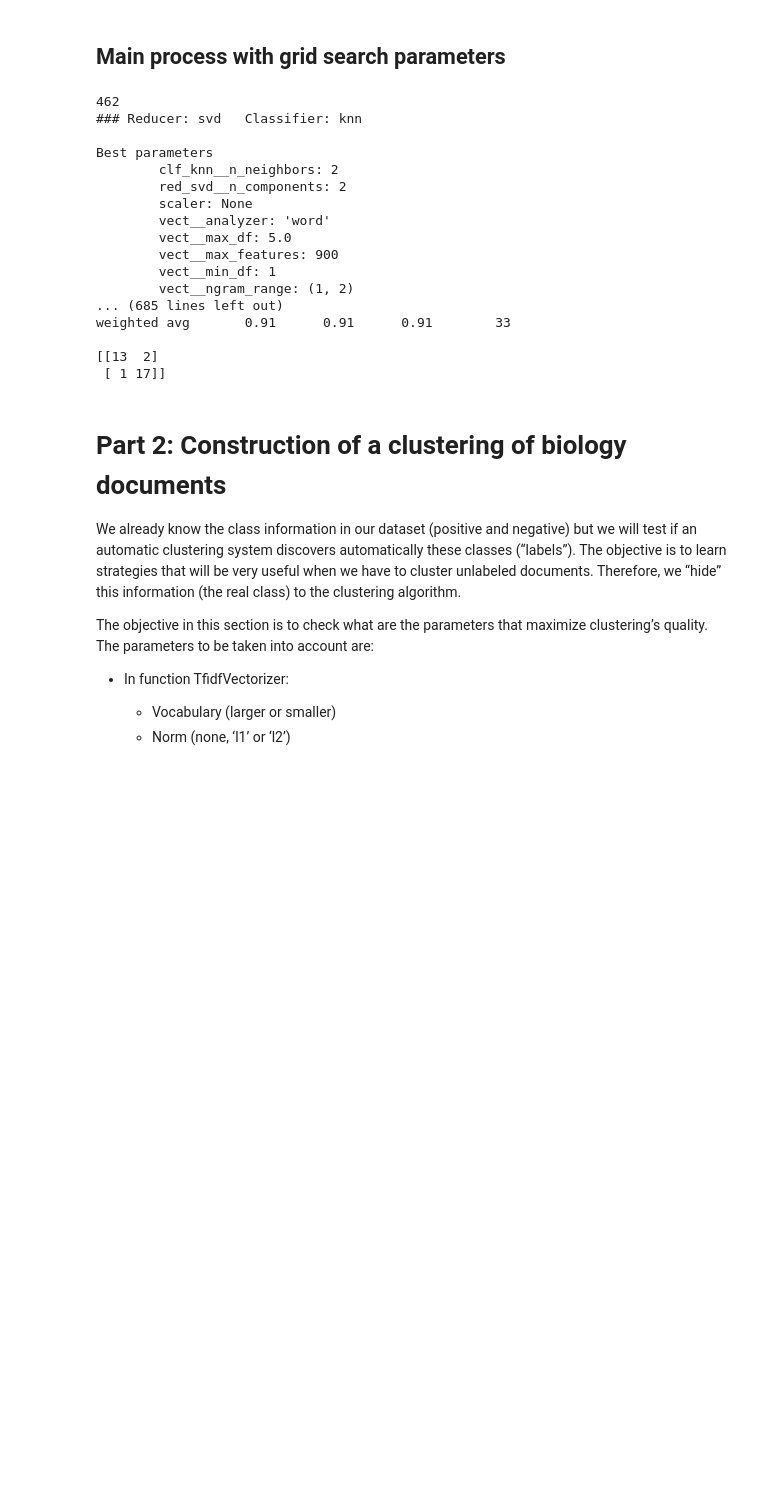
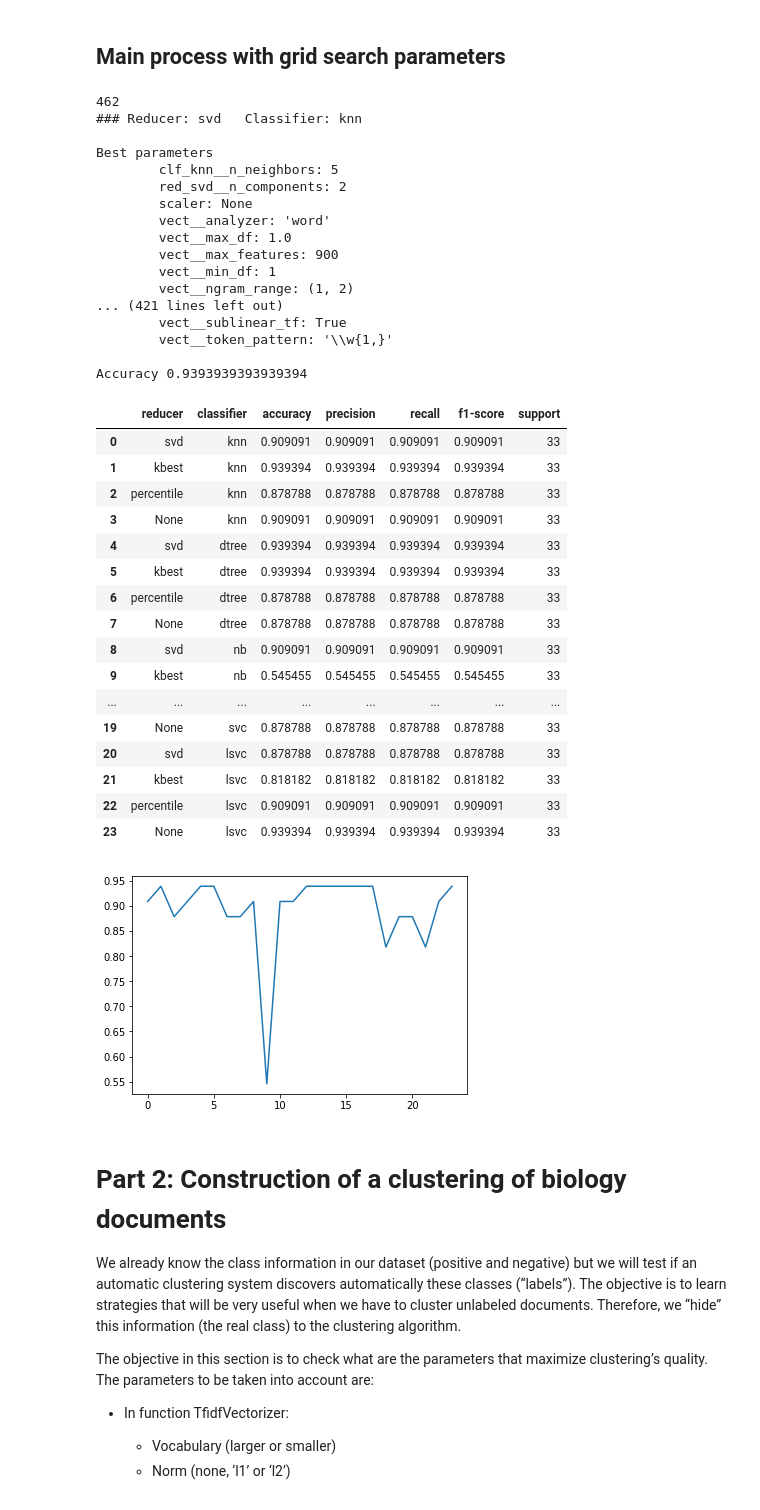
Before and after one commit to nandoide/MINTEX, a Jupyter notebook: TextMining_Assignment.ipynb, the cells around one changed output. Cells and saved outputs as stored; diff of their text form; code cells hidden in the pictures; blank space fills up the shorter version.

```diff
--- a/TextMining_Assignment.ipynb
+++ b/TextMining_Assignment.ipynb
@@ -378,25 +425,47 @@ parameters_grid = {
 
 eng_and_custom_stopwords = improve_stop_words(X_train, 200)
 #prediction_metrics_grid(X_train, y_train, X_test, y_test, parameters_grid, reducer='svd', classifier="knn", cv=2)
-process_classifications_grid(X_train, y_train, X_test, y_test, parameters_grid, cv=2)
+data_classifier_grid = process_classifications_grid(X_train, y_train, X_test, y_test, parameters_grid, cv=3)
 # %% [output]
 462
 ### Reducer: svd   Classifier: knn
 
 Best parameters
-        clf_knn__n_neighbors: 2
+        clf_knn__n_neighbors: 5
         red_svd__n_components: 2
         scaler: None
         vect__analyzer: 'word'
-        vect__max_df: 5.0
+        vect__max_df: 1.0
         vect__max_features: 900
         vect__min_df: 1
         vect__ngram_range: (1, 2)
-... (685 lines left out)
-weighted avg       0.91      0.91      0.91        33
+... (421 lines left out)
+        vect__sublinear_tf: True
+        vect__token_pattern: '\\w{1,}'
 
-[[13  2]
- [ 1 17]]
+Accuracy 0.9393939393939394
+# %%
+display(data_classifier_grid)
+plt.plot(data_classifier_grid['accuracy'].values);
+# %% [output]
+|  | reducer | classifier | accuracy | precision | recall | f1-score | support |
+| 0 | svd | knn | 0.909091 | 0.909091 | 0.909091 | 0.909091 | 33 |
+| 1 | kbest | knn | 0.939394 | 0.939394 | 0.939394 | 0.939394 | 33 |
+| 2 | percentile | knn | 0.878788 | 0.878788 | 0.878788 | 0.878788 | 33 |
+| 3 | None | knn | 0.909091 | 0.909091 | 0.909091 | 0.909091 | 33 |
+| 4 | svd | dtree | 0.939394 | 0.939394 | 0.939394 | 0.939394 | 33 |
+| 5 | kbest | dtree | 0.939394 | 0.939394 | 0.939394 | 0.939394 | 33 |
+| 6 | percentile | dtree | 0.878788 | 0.878788 | 0.878788 | 0.878788 | 33 |
+| 7 | None | dtree | 0.878788 | 0.878788 | 0.878788 | 0.878788 | 33 |
+| 8 | svd | nb | 0.909091 | 0.909091 | 0.909091 | 0.909091 | 33 |
+| 9 | kbest | nb | 0.545455 | 0.545455 | 0.545455 | 0.545455 | 33 |
+| ... | ... | ... | ... | ... | ... | ... | ... |
+| 19 | None | svc | 0.878788 | 0.878788 | 0.878788 | 0.878788 | 33 |
+| 20 | svd | lsvc | 0.878788 | 0.878788 | 0.878788 | 0.878788 | 33 |
+| 21 | kbest | lsvc | 0.818182 | 0.818182 | 0.818182 | 0.818182 | 33 |
+| 22 | percentile | lsvc | 0.909091 | 0.909091 | 0.909091 | 0.909091 | 33 |
+| 23 | None | lsvc | 0.939394 | 0.939394 | 0.939394 | 0.939394 | 33 |
+[figure, added]
 # %% [markdown]
 # Part 2: Construction of a clustering of biology documents
 We already know the class information in our dataset (positive and negative) but we will test if an automatic clustering system discovers automatically these classes (“labels”). The objective is to learn strategies that will be very useful when we have to cluster unlabeled documents. Therefore, we “hide” this information (the real class) to the clustering algorithm.
```
Also changed, not shown: parts of 7 cells of this notebook, 2 other files.
